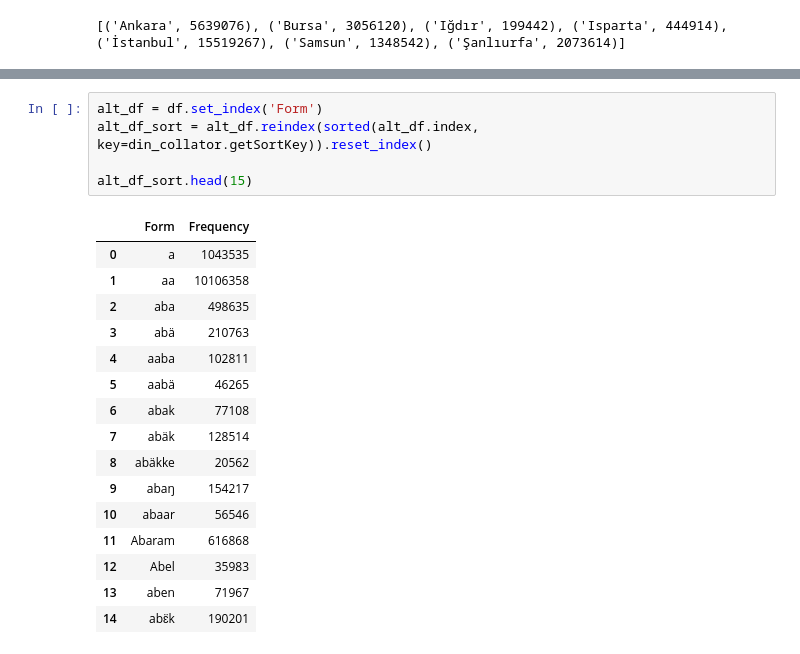
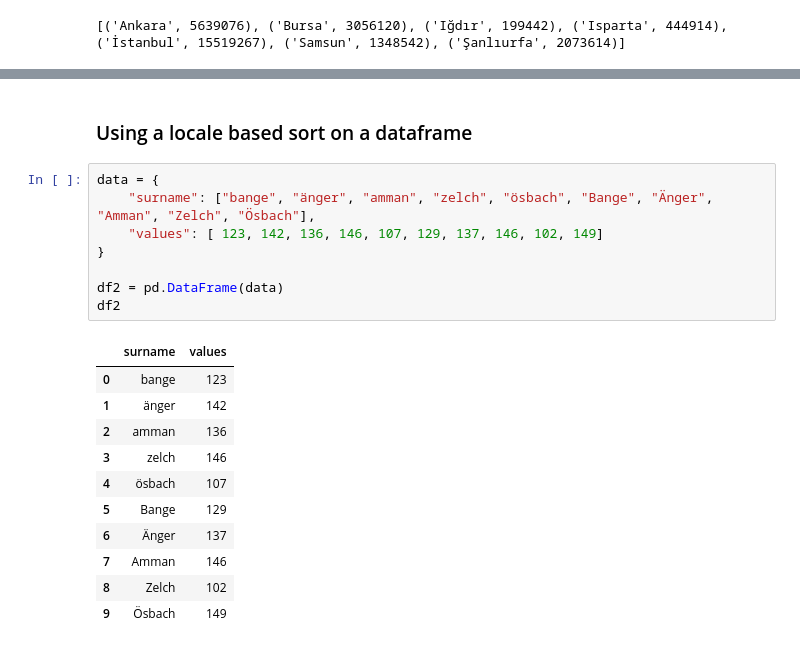
Before and after one commit to enabling-languages/python-i18n, a Jupyter notebook: notebooks/Collation.ipynb, the cells around one changed output, grey strips where cells are left out. Saved outputs shown, nothing was run; the diff lists cells and outputs as text.

```diff
--- a/notebooks/Collation.ipynb
+++ b/notebooks/Collation.ipynb
@@ -963,22 +940,22 @@ It is possible to set the index of a dataframe to the column to be sorted, then
-# %%
-alt_df = df.set_index('Form')
-alt_df_sort = alt_df.reindex(sorted(alt_df.index, key=din_collator.getSortKey)).reset_index()
-
-alt_df_sort.head(15)
-# %% [output]
-|  | Form | Frequency |
-| 0 | a | 1043535 |
-| 1 | aa | 10106358 |
-| 2 | aba | 498635 |
-| 3 | abä | 210763 |
-| 4 | aaba | 102811 |
-| 5 | aabä | 46265 |
-| 6 | abak | 77108 |
-| 7 | abäk | 128514 |
-| 8 | abäkke | 20562 |
-| 9 | abaŋ | 154217 |
-| 10 | abaar | 56546 |
-| 11 | Abaram | 616868 |
-| 12 | Abel | 35983 |
-| 13 | aben | 71967 |
-| 14 | abɛ̈k | 190201 |
+# %% [markdown]
+### Using a locale based sort on a dataframe
+# %%
+data = {
+    "surname": ["bange", "änger", "amman", "zelch", "ösbach", "Bange", "Änger", "Amman", "Zelch", "Ösbach"],
+    "values": [ 123, 142, 136, 146, 107, 129, 137, 146, 102, 149]
+}
+
+df2 = pd.DataFrame(data)
+df2
+# %% [output]
+|  | surname | values |
+| 0 | bange | 123 |
+| 1 | änger | 142 |
+| 2 | amman | 136 |
+| 3 | zelch | 146 |
+| 4 | ösbach | 107 |
+| 5 | Bange | 129 |
+| 6 | Änger | 137 |
+| 7 | Amman | 146 |
+| 8 | Zelch | 102 |
+| 9 | Ösbach | 149 |
```
Also changed, not shown: parts of 13 cells of this notebook.
